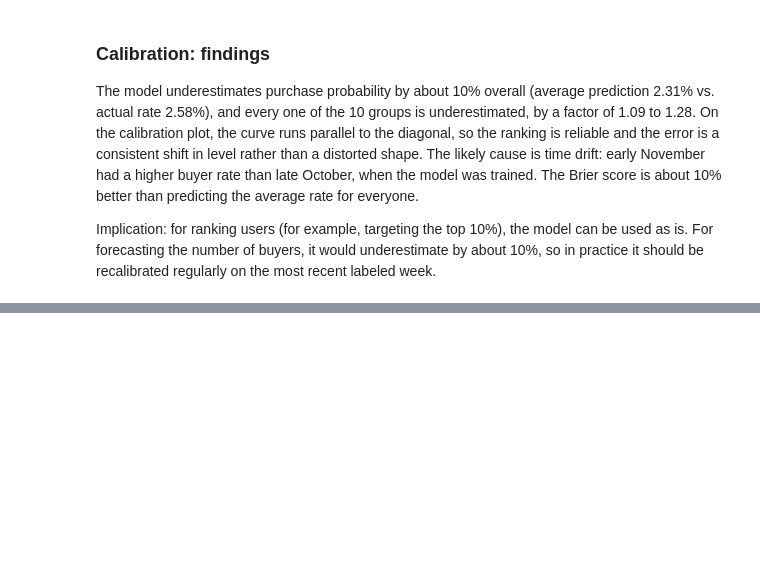
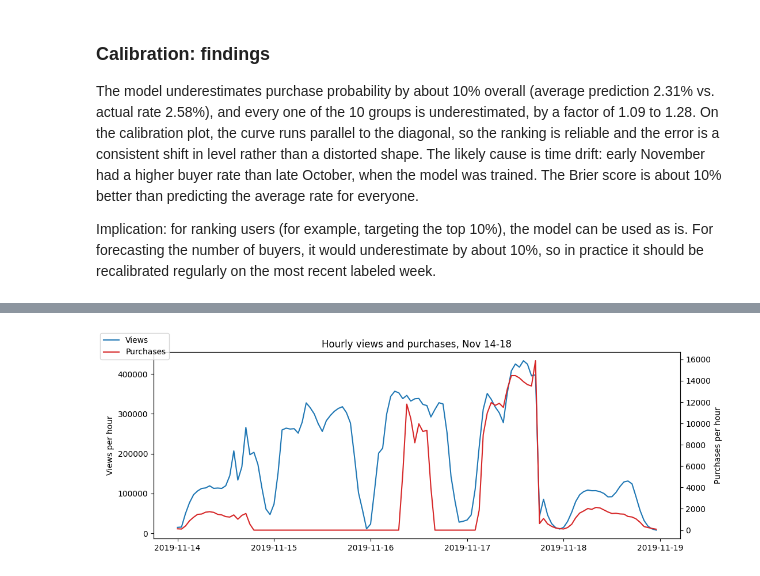
Before and after one commit to LindaZhao-neu/ecommerce-purchase-prediction, a Jupyter notebook: notebooks/purchase_prediction.ipynb, the cells around one changed output, grey strips where cells are left out. Drawn from its saved outputs; the diff is of its cells as text; code cells hidden in the pictures; blank space fills up the shorter version.

```diff
--- a/notebooks/purchase_prediction.ipynb
+++ b/notebooks/purchase_prediction.ipynb
@@ -994,0 +1086,24 @@ Implication: for ranking users (for example, targeting the top 10%), the model c
+# %%
+# Hourly purchases across the anomaly days: does tracking stop and restart, or is it a smooth surge?
+hourly = con.sql("""
+    SELECT date_trunc('hour', event_time) AS hour,
+           COUNT(*) FILTER (WHERE event_type = 'view')     AS views,
+           COUNT(*) FILTER (WHERE event_type = 'purchase') AS purchases
+    FROM nov_clean
+    WHERE event_time >= TIMESTAMP '2019-11-14' AND event_time < TIMESTAMP '2019-11-19'
+    GROUP BY 1 ORDER BY 1
+""").df()
+
+fig, ax1 = plt.subplots(figsize=(11, 4))
+ax1.plot(hourly['hour'], hourly['views'], label='Views', color='tab:blue')
+ax1.set_ylabel('Views per hour')
+ax2 = ax1.twinx()
+ax2.plot(hourly['hour'], hourly['purchases'], label='Purchases', color='tab:red')
+ax2.set_ylabel('Purchases per hour')
+ax1.set_title('Hourly views and purchases, Nov 14-18')
+fig.legend(loc='upper left')
+plt.tight_layout()
+plt.savefig('/kaggle/working/results/anomaly_hourly.png', dpi=150)
+plt.show()
+# %% [output]
+[figure, added]
```
Also changed, not shown: parts of 26 cells of this notebook.
